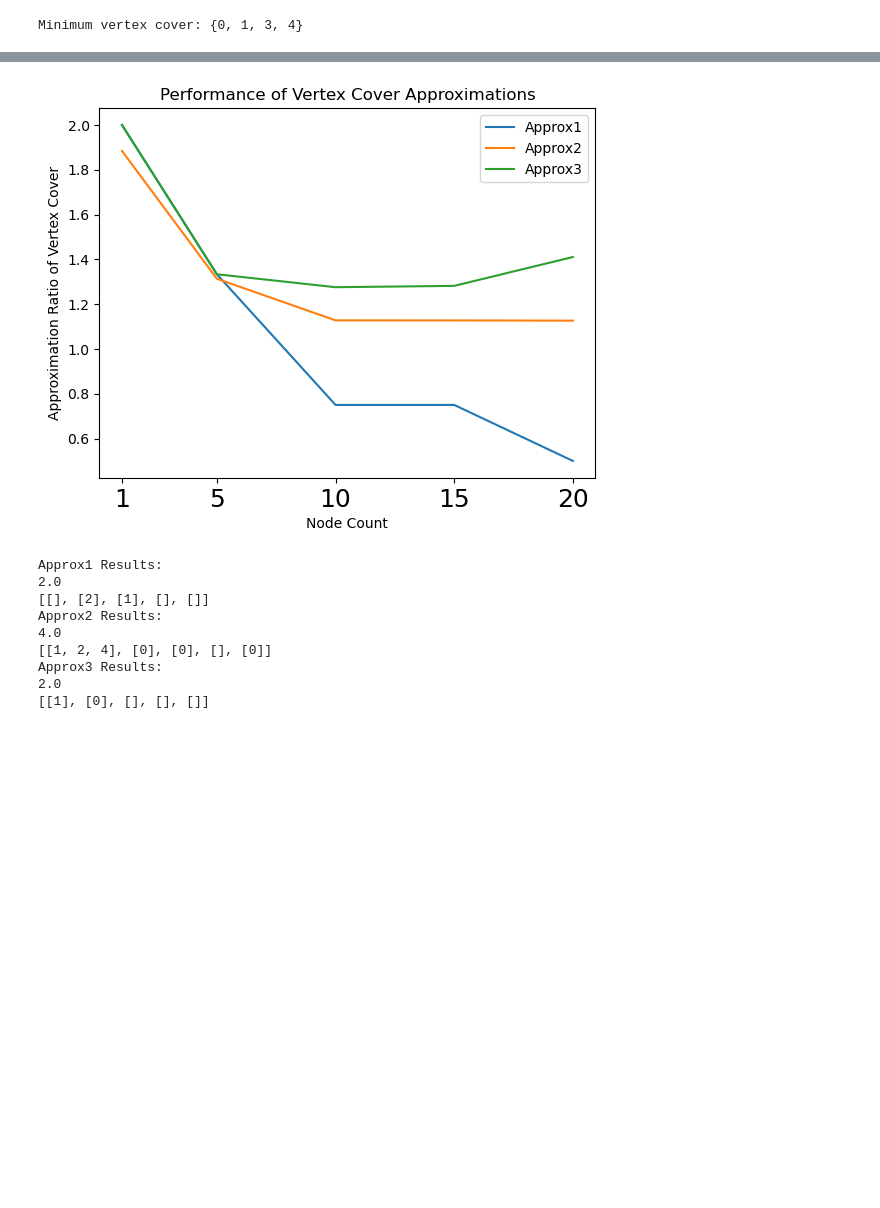
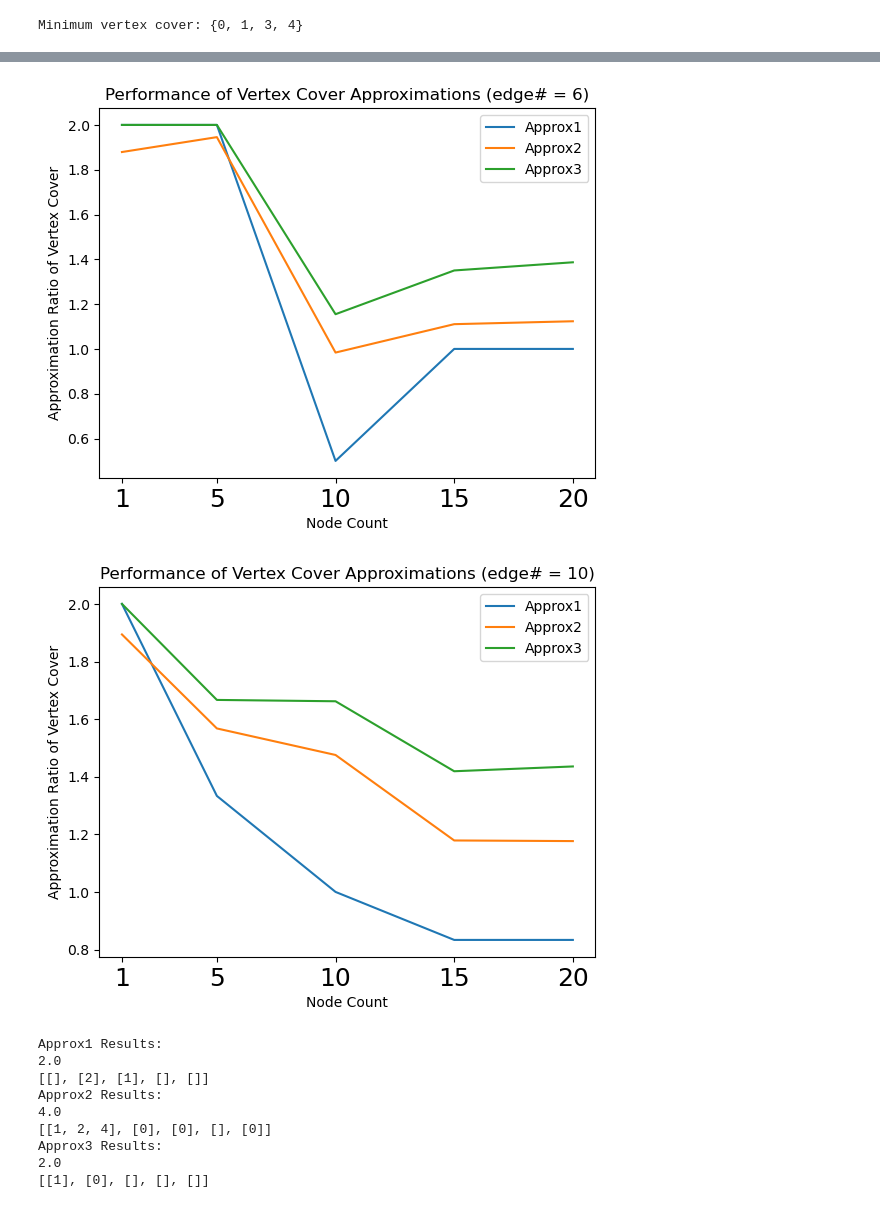
Before and after one commit to Faizanm0389/2XC3-GROUP, a Jupyter notebook: lab3/Lab_III.ipynb, the cells around one changed output, grey strips where cells are left out. Drawn from its saved outputs; the diff is of its cells as text; code cells hidden in the pictures; blank space fills up the shorter version.

```diff
--- a/lab3/Lab_III.ipynb
+++ b/lab3/Lab_III.ipynb
@@ -660,43 +659,48 @@ plt.show()
 # %%
 # Part 2.4 cont.
 
 import networkx as nx
 import random
 import matplotlib.pyplot as plt
 
 
 def experiment2(num_graphs, e, node_counts):
     results = {a: [] for a in ['Approx1', 'Approx2', 'Approx3']}
 
     for n in node_counts:
         graph = generate_random_graph(n, e)
         true_mvc_size = len(MVC(graph))
 
         for res in results:
             avg = 0
             for _ in range(num_graphs):
                 cover_size = len(eval(res + '(copy.deepcopy(graph))'))
                 avg += cover_size / true_mvc_size
             results[res].append(avg/num_graphs)
 
     return results
-num_graphs = 1000
-e = 6
-node_counts = [1,5,10,15,20]
 
-results = experiment(num_graphs, e, node_counts)
+def fullexperiment(e):
+    num_graphs = 1000
+    node_counts = [1,5,10,15,20]
 
-for algo, ratios in results.items():
-    plt.plot(node_counts, ratios, label=algo)
+    results = experiment(num_graphs, e, node_counts)
 
-plt.xlabel("Node Count")
-plt.ylabel("Approximation Ratio of Vertex Cover")
-plt.title("Performance of Vertex Cover Approximations")
-plt.xticks(tuple(edge_counts), fontsize = 18)
-plt.legend()
-plt.show()
+    for algo, ratios in results.items():
+        plt.plot(node_counts, ratios, label=algo)
+
+    plt.xlabel("Node Count")
+    plt.ylabel("Approximation Ratio of Vertex Cover")
+    plt.title("Performance of Vertex Cover Approximations (edge# = " + str(e) + ")" )
+    plt.xticks(tuple(edge_counts), fontsize = 18)
+    plt.legend()
+    plt.show()
+
+fullexperiment(6)
+fullexperiment(10)
 # %% [output]
-[figure, old version]
+[figure, new version]
+[figure, added]
 # %%
 # Part 2.4 cont. cont.
 
```
Also changed, not shown: parts of 4 cells of this notebook.
